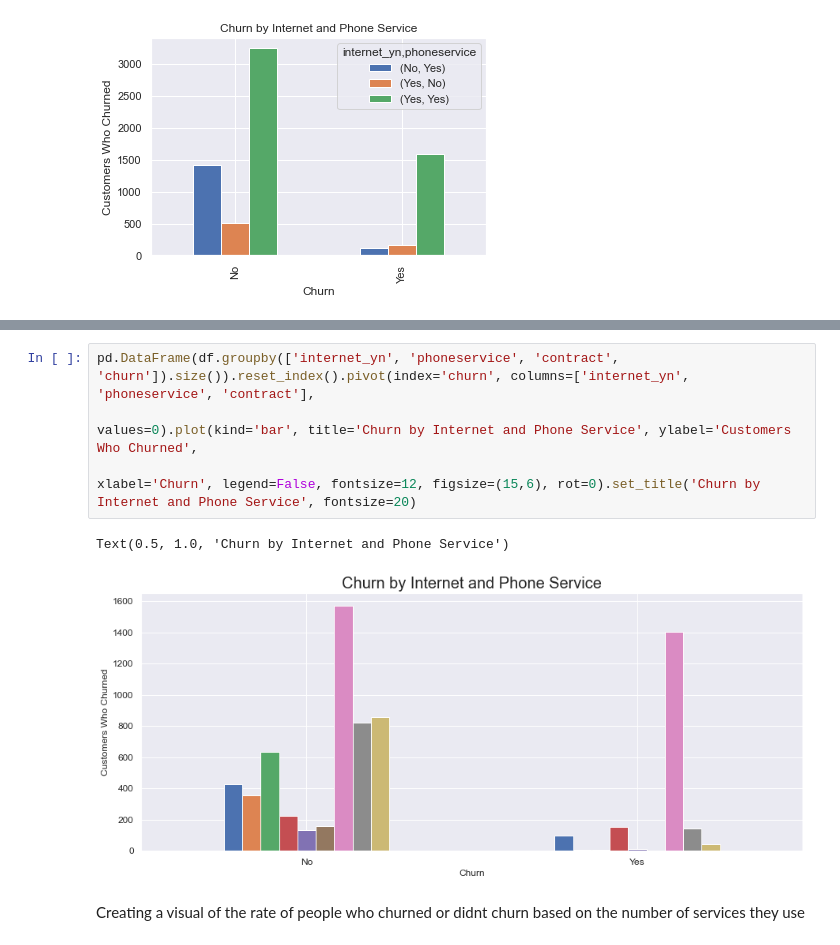
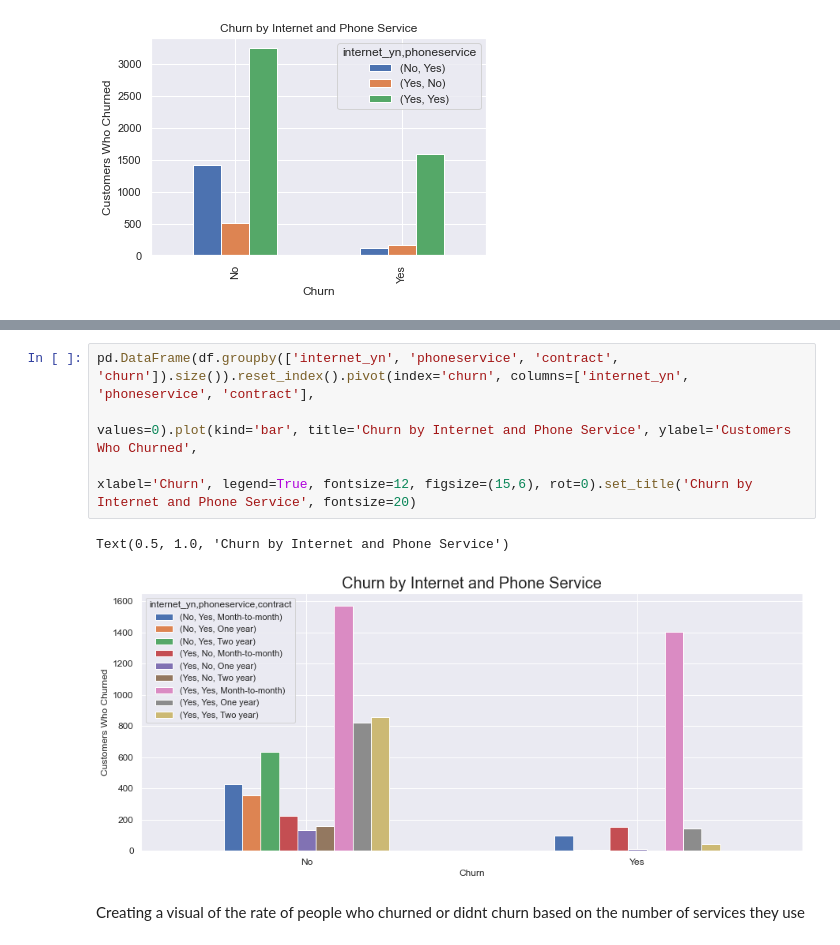
Before and after one commit to GriffinRiner/bsc-phase-three-project, a Jupyter notebook: notebooks/exploratory/Griffin/Warren_copy.ipynb, the cells around one changed output, grey strips where cells are left out. Drawn from its saved outputs; the diff is of its cells as text.

Commit message:
new graph

```diff
--- a/notebooks/exploratory/Griffin/Warren_copy.ipynb
+++ b/notebooks/exploratory/Griffin/Warren_copy.ipynb
@@ -335,10 +361,10 @@ pd.DataFrame(df.groupby(['internet_yn', 'phoneservice', 'churn']).size()).reset_
 # %%
 pd.DataFrame(df.groupby(['internet_yn', 'phoneservice', 'contract', 'churn']).size()).reset_index().pivot(index='churn', columns=['internet_yn', 'phoneservice', 'contract'],
                                                                                      values=0).plot(kind='bar', title='Churn by Internet and Phone Service', ylabel='Customers Who Churned',
-                                                                                                    xlabel='Churn', legend=False, fontsize=12, figsize=(15,6), rot=0).set_title('Churn by Internet and Phone Service', fontsize=20)
+                                                                                                    xlabel='Churn', legend=True, fontsize=12, figsize=(15,6), rot=0).set_title('Churn by Internet and Phone Service', fontsize=20)
 # %% [output]
 Text(0.5, 1.0, 'Churn by Internet and Phone Service')
-[figure, old version]
+[figure, new version]
 # %% [markdown]
 Creating a visual of the rate of people who churned or didnt churn based on the number of services they use
 # %%
```
Also changed, not shown: parts of 3 cells of this notebook.
